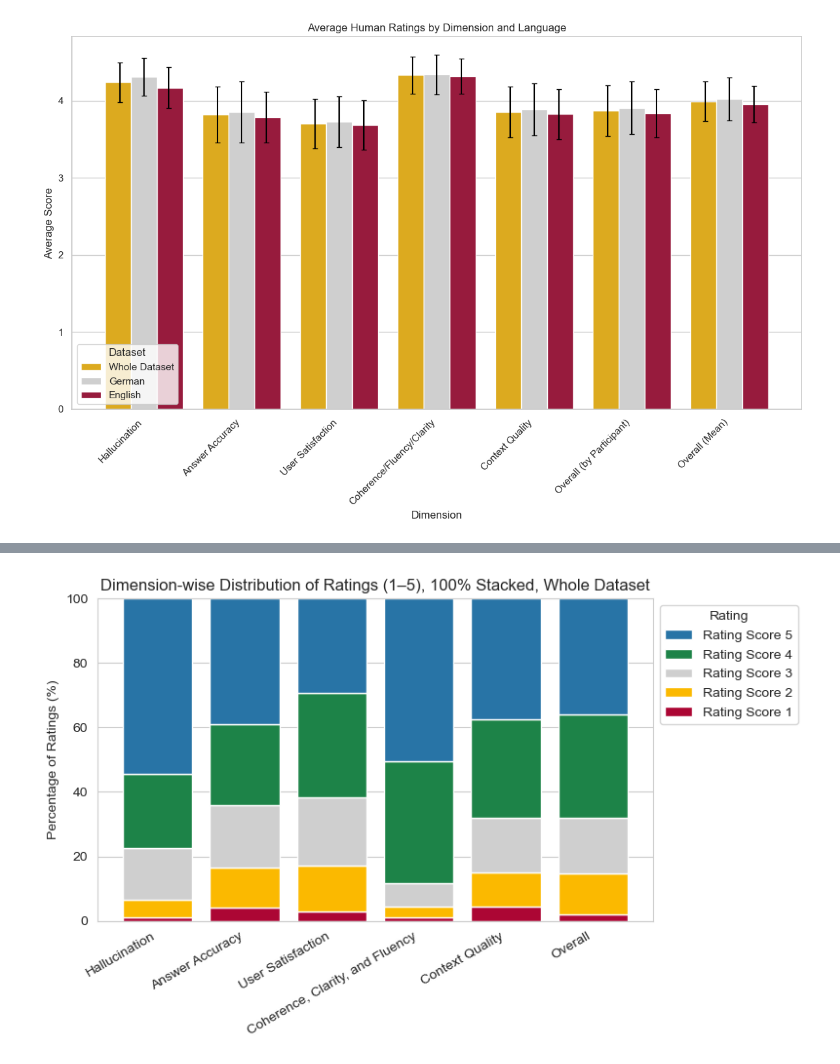
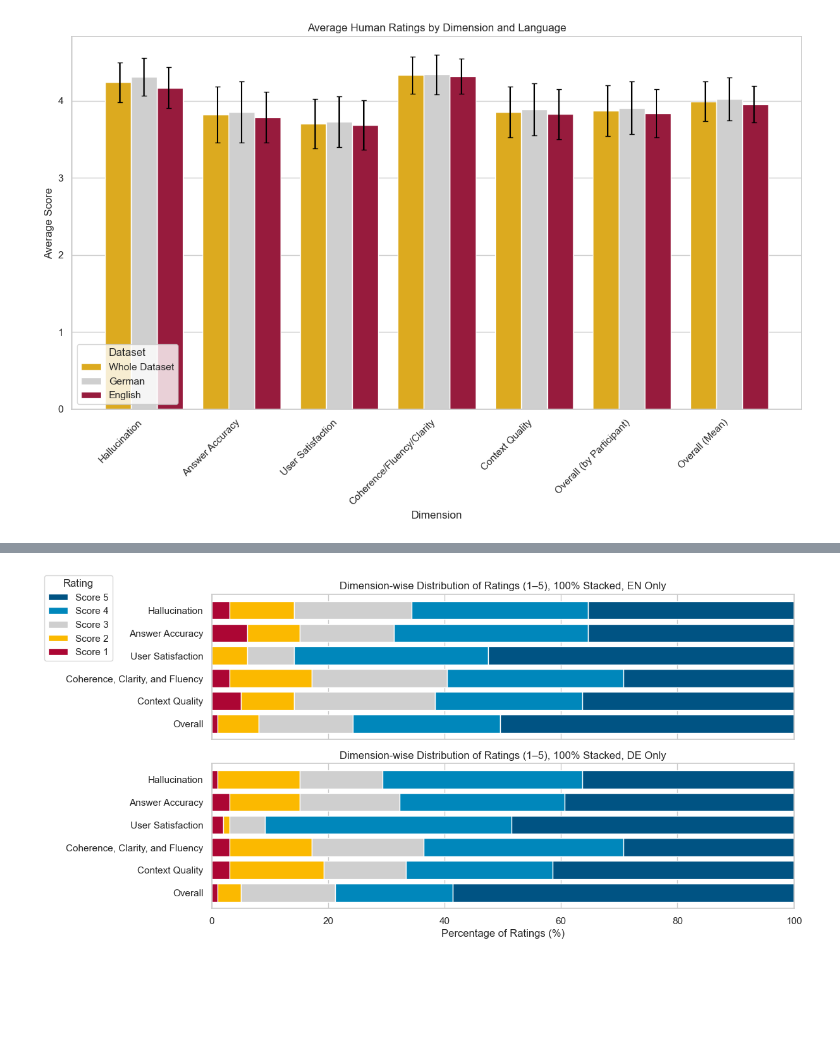
Before and after one commit to MarvinIRW/Assessing-Answer-Accuracy-Hallucination-and-Document-Relevance-in-virtUOS-Chatbot, a Jupyter notebook: code/eval/human_eval/eval_human_average_scores.ipynb, the cells around one changed output, grey strips where cells are left out. Cells and saved outputs as stored; diff of their text form; code cells hidden in the pictures; blank space fills up the shorter version.

```diff
--- a/code/eval/human_eval/eval_human_average_scores.ipynb
+++ b/code/eval/human_eval/eval_human_average_scores.ipynb
@@ -429,56 +446,23 @@ new_ticks = [
     'Context Quality',
     'Overall'
 ]
-counts_pivot_perc = counts_pivot_perc.reindex(new_order)
-
-# -------------------------------------------------------------------
-# 6) Plot the 100%-stacked bar chart (whole dataset)
-# -------------------------------------------------------------------
-sns.set_style("whitegrid")
-plt.figure(figsize=(8, 5))
-
-bottom = [0]*len(counts_pivot_perc.index)
-ratings = sorted(counts_pivot_perc.columns)  # [1, 2, 3, 4, 5]
-
-palette = ['#ac0634','#fbb900', '#cfcfcf', '#1d8348', '#2874a6']  # One color per rating
-for rating in ratings:
-    plt.bar(
-        x=counts_pivot_perc.index,
-        height=counts_pivot_perc[rating],
-        bottom=bottom,
-        label=f"Rating Score {rating}",
-        color=palette[rating-1],
-    )
-    bottom = [i + j for i, j in zip(bottom, counts_pivot_perc[rating])]
-
-plt.ylabel("Percentage of Ratings (%)")
-plt.title("Dimension-wise Distribution of Ratings (1–5), 100% Stacked, Whole Dataset")
-plt.xticks(ticks=range(len(new_order)), labels=new_ticks, rotation=30, ha="right")
-plt.ylim(0, 100)
-
-# Reverse legend order so rating 5 is at top
-handles, labels = plt.gca().get_legend_handles_labels()
-plt.legend(handles[::-1], labels[::-1], title="Rating", bbox_to_anchor=(1, 1), loc="upper left")
-
-plt.tight_layout()
-plt.savefig("../../../data/figures/eval_survey/human_eval_stacked_bar.png", bbox_inches="tight")
-plt.show()
+counts_pivot_perc = counts_pivot_perc.reindex(new_order[::-1])
 
 # -------------------------------------------------------------------
 # 7) CREATE A SPLIT VERSION BY LANGUAGE
-#    We'll create a second figure with two subplots: one for EN, one for DE.
+#    create a second figure with two subplots: one for EN, one for DE.
 # -------------------------------------------------------------------
-fig, axes = plt.subplots(ncols=2, figsize=(14, 5), sharey=True)
+fig, axes = plt.subplots(nrows=2, figsize=(12, 6), sharex=True)
 
-palette = ['#ac0634','#fbb900', '#cfcfcf', '#1d8348', '#2874a6']  # same palette
-ratings = [1,2,3,4,5]
+palette = ['#ac0634', '#fbb900', '#cfcfcf', '#0087bb', '#005383']
+ratings = [1, 2, 3, 4, 5]
 
 for ax, lang_label in zip(axes, ['en', 'de']):
     # Filter the melted data for the specific language
     subdf = melted[melted['langq'] == lang_label]
 
     # Group and pivot as before, but only for that language
-    counts_lang = subdf.groupby(["Dimension","Rating"]).size().reset_index(name="Count")
+    counts_lang = subdf.groupby(["Dimension", "Rating"]).size().reset_index(name="Count")
     pivot_lang = counts_lang.pivot(index="Dimension", columns="Rating", values="Count").fillna(0)
 
     # Convert to percentages
@@ -487,32 +471,32 @@ for ax, lang_label in zip(axes, ['en', 'de']):
 
     # Reindex in the same dimension order
     pivot_lang_perc = pivot_lang_perc.reindex(new_order)
-
-    # Plot as 100%-stacked bars on this subplot
-    bottom = [0]*len(pivot_lang_perc.index)
+    print(pivot_lang_perc, lang_label)
+    # Plot as 100%-stacked horizontal bars on this subplot
+    left = [0] * len(pivot_lang_perc.index)
     for rating in ratings:
-        ax.bar(
-            x=pivot_lang_perc.index,
-            height=pivot_lang_perc[rating],
-            bottom=bottom,
-            label=f"Rating Score {rating}",
-            color=palette[rating-1],
+        ax.barh(
+            y=pivot_lang_perc.index,
+            width=pivot_lang_perc[rating],
+            left=left,
+            label=f"Score {rating}",
+            color=palette[rating - 1],
         )
-        bottom = [i + j for i, j in zip(bottom, pivot_lang_perc[rating])]
+        left = [i + j for i, j in zip(left, pivot_lang_perc[rating])]
 
     ax.set_title(f"Dimension-wise Distribution of Ratings (1–5), 100% Stacked, {lang_label.upper()} Only")
-    ax.set_xticks(range(len(new_order)))
-    ax.set_xticklabels(new_ticks, rotation=30, ha="right")
-    ax.set_ylim(0, 100)
-    if lang_label == 'en':
-        ax.set_ylabel("Percentage of Ratings (%)")
+    ax.set_yticks(range(len(new_order)))
+    ax.set_yticklabels(new_ticks[::-1])
+    ax.set_xlim(0, 100)
+    if lang_label == 'de':
+        ax.set_xlabel("Percentage of Ratings (%)")
 
 # Make a single legend for both subplots
 handles, labels = axes[0].get_legend_handles_labels()
 fig.legend(handles[::-1], labels[::-1], title="Rating",
-           bbox_to_anchor=(1, 1), loc="upper left")
+           bbox_to_anchor=(-0.02, 1), loc="upper left")
 
 plt.tight_layout()
-plt.savefig("../../../data/figures/eval_survey/human_eval_stacked_bar_lang_split.png", bbox_inches="tight")
+plt.savefig("../../../data/figures/eval_survey/human_eval_stacked_bar_lang_split_horizontal.png", bbox_inches="tight")
 plt.show()
 # %% [output]
@@ -519 +519 @@ plt.show()
-[figure, old version]
+[figure, new version]
```
Also changed, not shown: parts of 8 cells of this notebook, 22 other files.
